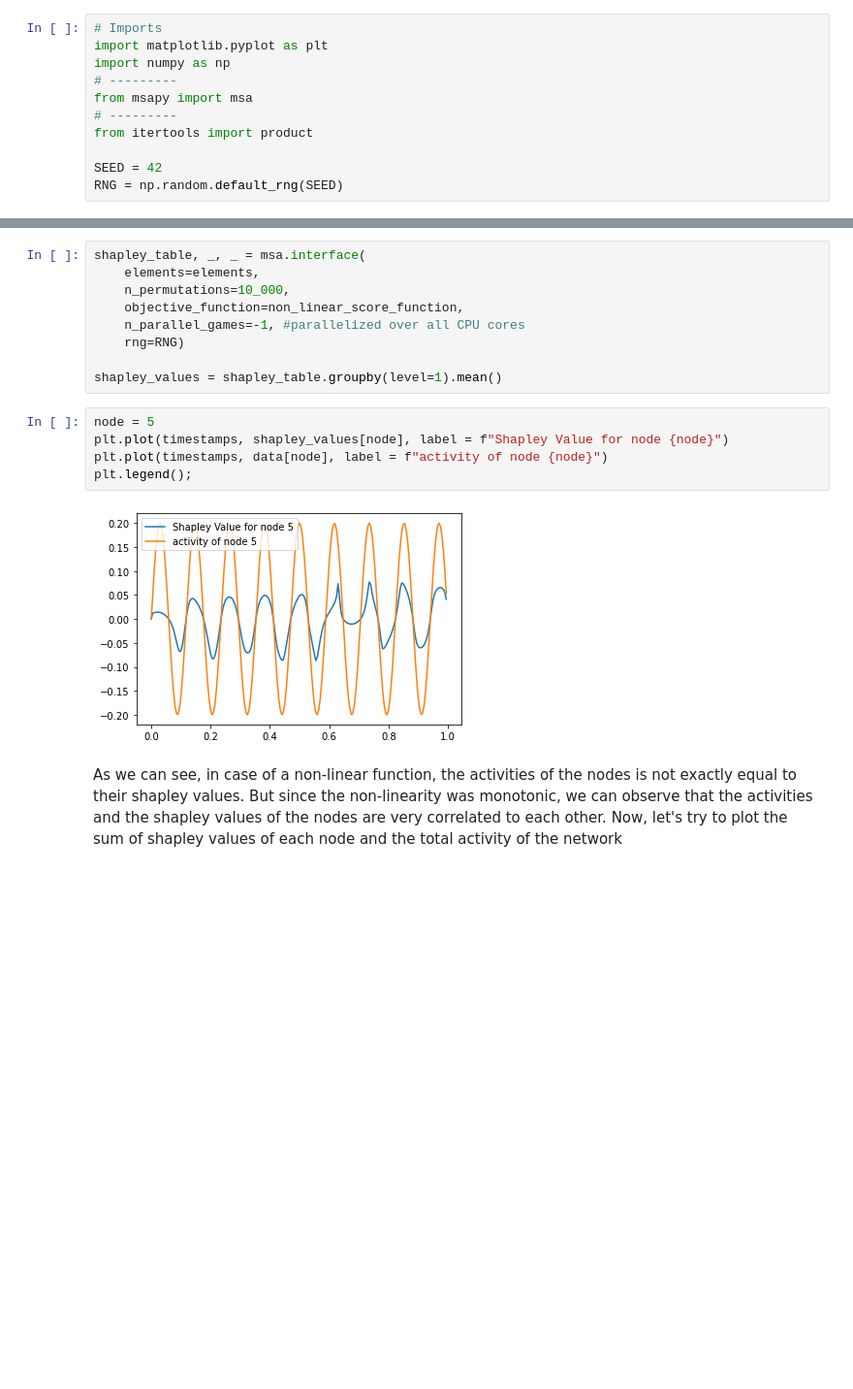
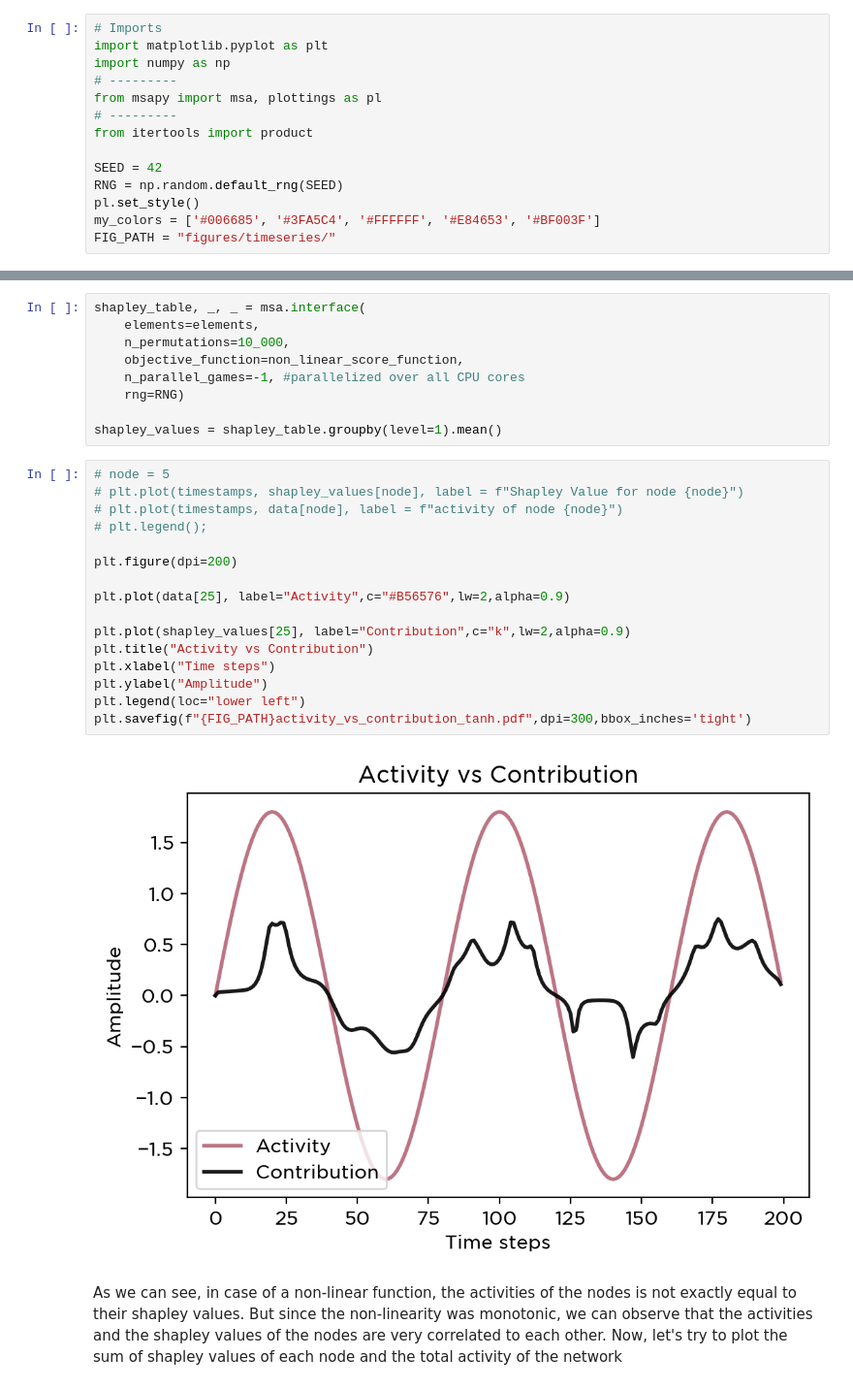
Before and after one commit to kuffmode/msa, a Jupyter notebook: docs/examples/MSA TimeSeries.ipynb, the cells around one changed output, grey strips where cells are left out. Shown: that part at 97% size. Cells and saved outputs as stored; diff of their text form; blank space fills up the shorter version.

```diff
--- a/docs/examples/MSA TimeSeries.ipynb
+++ b/docs/examples/MSA TimeSeries.ipynb
@@ -10,12 +10,15 @@ This is an example of how we can perform **"Multiperturbation Shapley value Anal
 import matplotlib.pyplot as plt
 import numpy as np
 # ---------
-from msapy import msa
+from msapy import msa, plottings as pl
 # ---------
 from itertools import product
 
 SEED = 42
 RNG = np.random.default_rng(SEED)
+pl.set_style()
+my_colors = ['#006685', '#3FA5C4', '#FFFFFF', '#E84653', '#BF003F']
+FIG_PATH = "figures/timeseries/"
 # %% [markdown]
 #### Data Simulation
 We use sine waves to simulate the activity of each node. The activity of each node is wave of a certain frequency and amplitute
@@ -138,12 +172,23 @@ shapley_table, _, _ = msa.interface(
 
 shapley_values = shapley_table.groupby(level=1).mean()
 # %%
-node = 5
-plt.plot(timestamps, shapley_values[node], label = f"Shapley Value for node {node}")
-plt.plot(timestamps, data[node], label = f"activity of node {node}")
-plt.legend();
+# node = 5
+# plt.plot(timestamps, shapley_values[node], label = f"Shapley Value for node {node}")
+# plt.plot(timestamps, data[node], label = f"activity of node {node}")
+# plt.legend();
+
+plt.figure(dpi=200)
+
+plt.plot(data[25], label="Activity",c="#B56576",lw=2,alpha=0.9)
+
+plt.plot(shapley_values[25], label="Contribution",c="k",lw=2,alpha=0.9)
+plt.title("Activity vs Contribution")
+plt.xlabel("Time steps")
+plt.ylabel("Amplitude")
+plt.legend(loc="lower left")
+plt.savefig(f"{FIG_PATH}activity_vs_contribution_tanh.pdf",dpi=300,bbox_inches='tight')
 # %% [output]
-[figure, old version]
+[figure, new version]
 # %% [markdown]
 As we can see, in case of a non-linear function, the activities of the nodes is not exactly equal to their shapley values. But since the non-linearity was monotonic, we can observe that the activities and the shapley values of the nodes are very correlated to each other.
 Now, let's try to plot the sum of shapley values of each node and the total activity of the network
```
Also changed, not shown: parts of 10 cells of this notebook, 6 other files.
